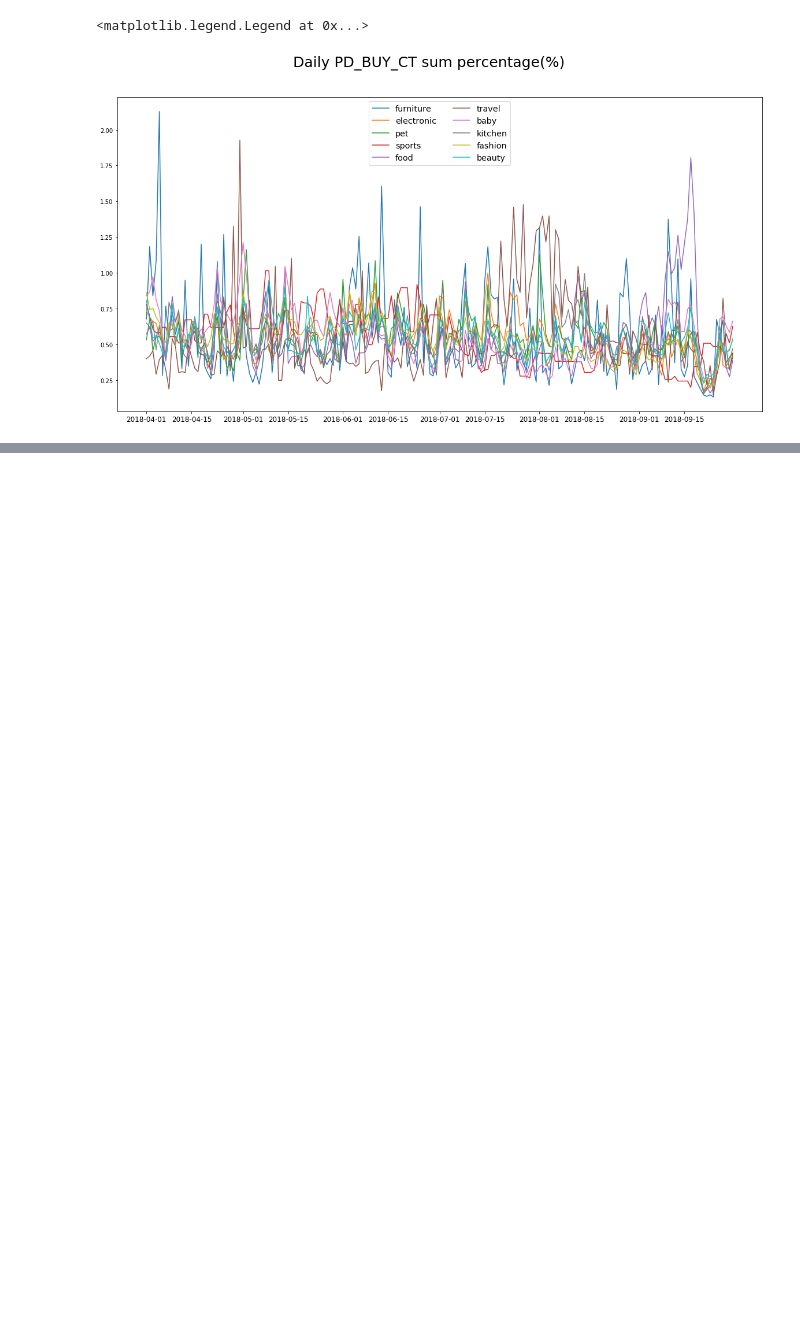
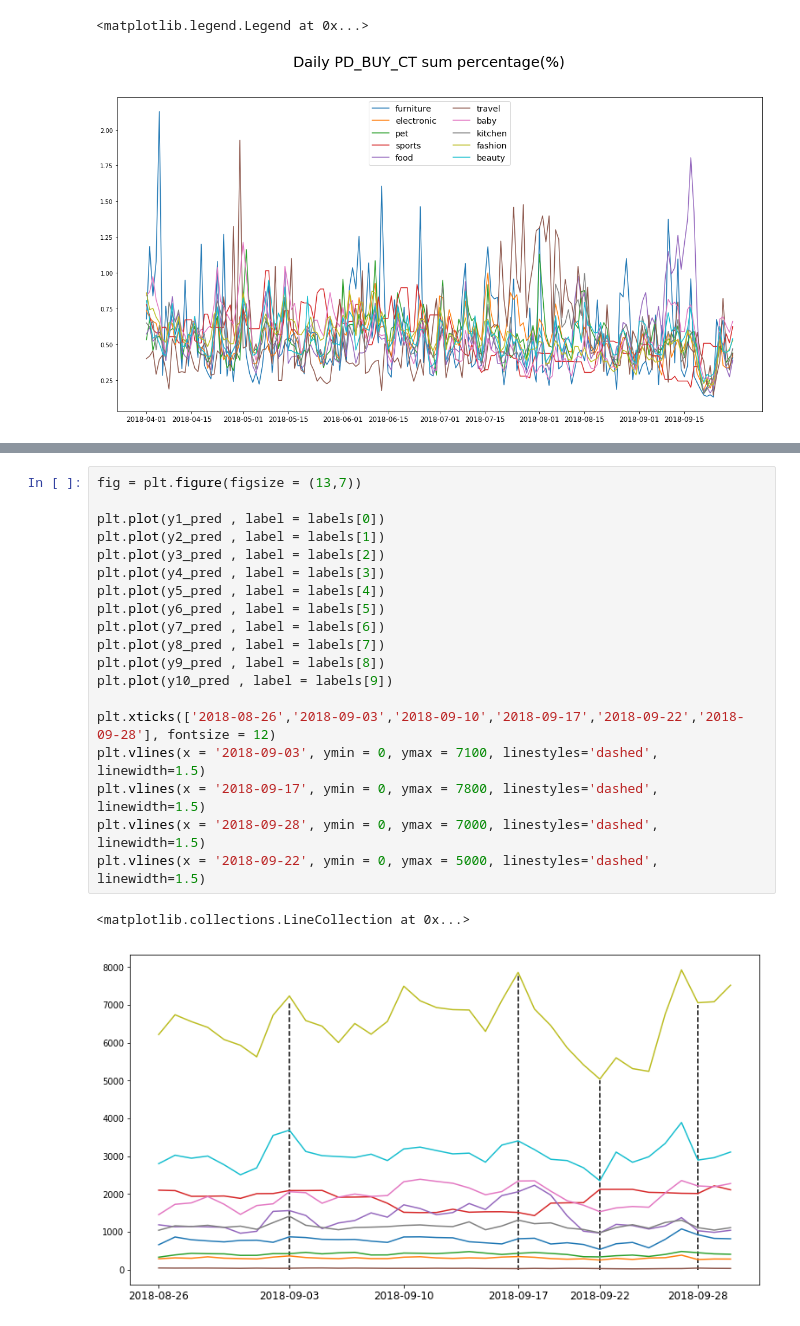
Before and after one commit to miniii222/-5th-L.point_bigdata_competiton, a Jupyter notebook: modeling/trend_prediction_total.ipynb, the cells around one changed output, grey strips where cells are left out. Saved outputs shown, nothing was run; the diff lists cells and outputs as text; blank space fills up the shorter version.

```diff
--- a/modeling/trend_prediction_total.ipynb
+++ b/modeling/trend_prediction_total.ipynb
@@ -183,0 +663,22 @@ plt.legend(fontsize="x-large", ncol = 2)
+# %%
+fig = plt.figure(figsize = (13,7))
+
+plt.plot(y1_pred , label = labels[0])
+plt.plot(y2_pred , label = labels[1])
+plt.plot(y3_pred , label = labels[2])
+plt.plot(y4_pred , label = labels[3])
+plt.plot(y5_pred , label = labels[4])
+plt.plot(y6_pred , label = labels[5])
+plt.plot(y7_pred , label = labels[6])
+plt.plot(y8_pred , label = labels[7])
+plt.plot(y9_pred , label = labels[8])
+plt.plot(y10_pred , label = labels[9])
+
+plt.xticks(['2018-08-26','2018-09-03','2018-09-10','2018-09-17','2018-09-22','2018-09-28'], fontsize = 12)
+plt.vlines(x = '2018-09-03', ymin = 0, ymax = 7100, linestyles='dashed', linewidth=1.5)
+plt.vlines(x = '2018-09-17', ymin = 0, ymax = 7800, linestyles='dashed', linewidth=1.5)
+plt.vlines(x = '2018-09-28', ymin = 0, ymax = 7000, linestyles='dashed', linewidth=1.5)
+plt.vlines(x = '2018-09-22', ymin = 0, ymax = 5000, linestyles='dashed', linewidth=1.5)
+# %% [output]
+<matplotlib.collections.LineCollection at 0x...>
+[figure, added]
```
Also changed, not shown: parts of 45 cells of this notebook.
